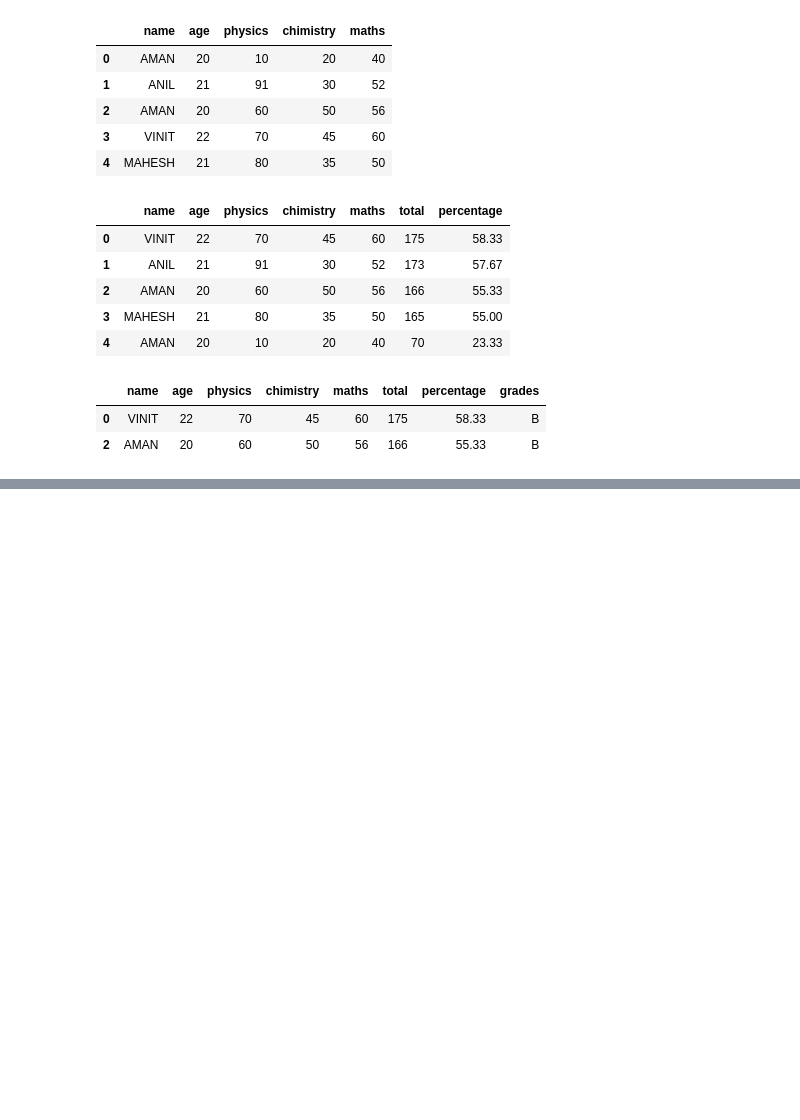
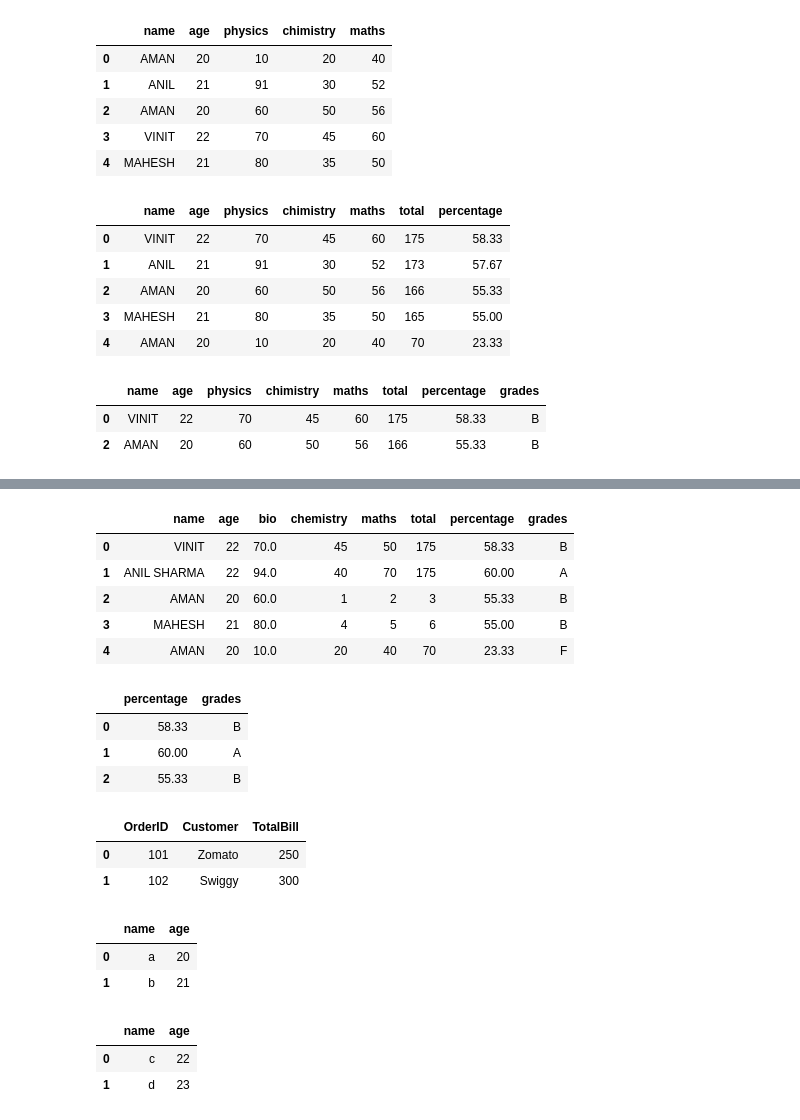
Before and after one commit to Bhawani0038/pandas-tutorial, a Jupyter notebook: hello.ipynb, the cells around one changed output, grey strips where cells are left out. Drawn from its saved outputs; the diff is of its cells as text; code cells hidden in the pictures; blank space fills up the shorter version.

```diff
--- a/hello.ipynb
+++ b/hello.ipynb
@@ -121,0 +204,35 @@ student_data[student_data['maths'] > 55]
+# %%
+# dataframe.loc[row_slicing , columns names]
+
+student_data.loc[1,  : : ]  = ['ANIL SHARMA', 22, 94, 40, 52, 175, 60, 'A' ]
+# %%
+student_data.loc[2:3, ['chemistry', 'maths', 'total']] = [[1,2, 3],[4, 5, 6]]
+# %%
+student_data.loc[student_data['total'] > 100, 'maths'] = [[50],[70]]
+# %%
+student_data
+# %% [output]
+|  | name | age | bio | chemistry | maths | total | percentage | grades |
+| 0 | VINIT | 22 | 70.0 | 45 | 50 | 175 | 58.33 | B |
+| 1 | ANIL SHARMA | 22 | 94.0 | 40 | 70 | 175 | 60.00 | A |
+| 2 | AMAN | 20 | 60.0 | 1 | 2 | 3 | 55.33 | B |
+| 3 | MAHESH | 21 | 80.0 | 4 | 5 | 6 | 55.00 | B |
+| 4 | AMAN | 20 | 10.0 | 20 | 40 | 70 | 23.33 | F |
+# %%
+student_data.iloc[ 0:3, -2 : : ]
+# %% [output]
+|  | percentage | grades |
+| 0 | 58.33 | B |
+| 1 | 60.00 | A |
+| 2 | 55.33 | B |
+# %%
+df = pd.DataFrame({
+    'OrderID': [101, 102],
+    'Customer': ['Zomato', 'Swiggy'],
+    'TotalBill': [250, 300]
+})
+df
+# %% [output]
+|  | OrderID | Customer | TotalBill |
+| 0 | 101 | Zomato | 250 |
+| 1 | 102 | Swiggy | 300 |
@@ -121,0 +241,22 @@ student_data[student_data['maths'] > 55]
+# %%
+df1 = pd.DataFrame({
+    "name" : ["a", "b"],
+    "age"  : [20, 21]
+}
+)
+df1
+# %% [output]
+|  | name | age |
+| 0 | a | 20 |
+| 1 | b | 21 |
+# %%
+df2 = pd.DataFrame({
+    "name" : ["c", "d"],
+    "age"  : [22, 23]
+}
+)
+df2
+# %% [output]
+|  | name | age |
+| 0 | c | 22 |
+| 1 | d | 23 |
```
Also changed, not shown: parts of 14 cells of this notebook.
